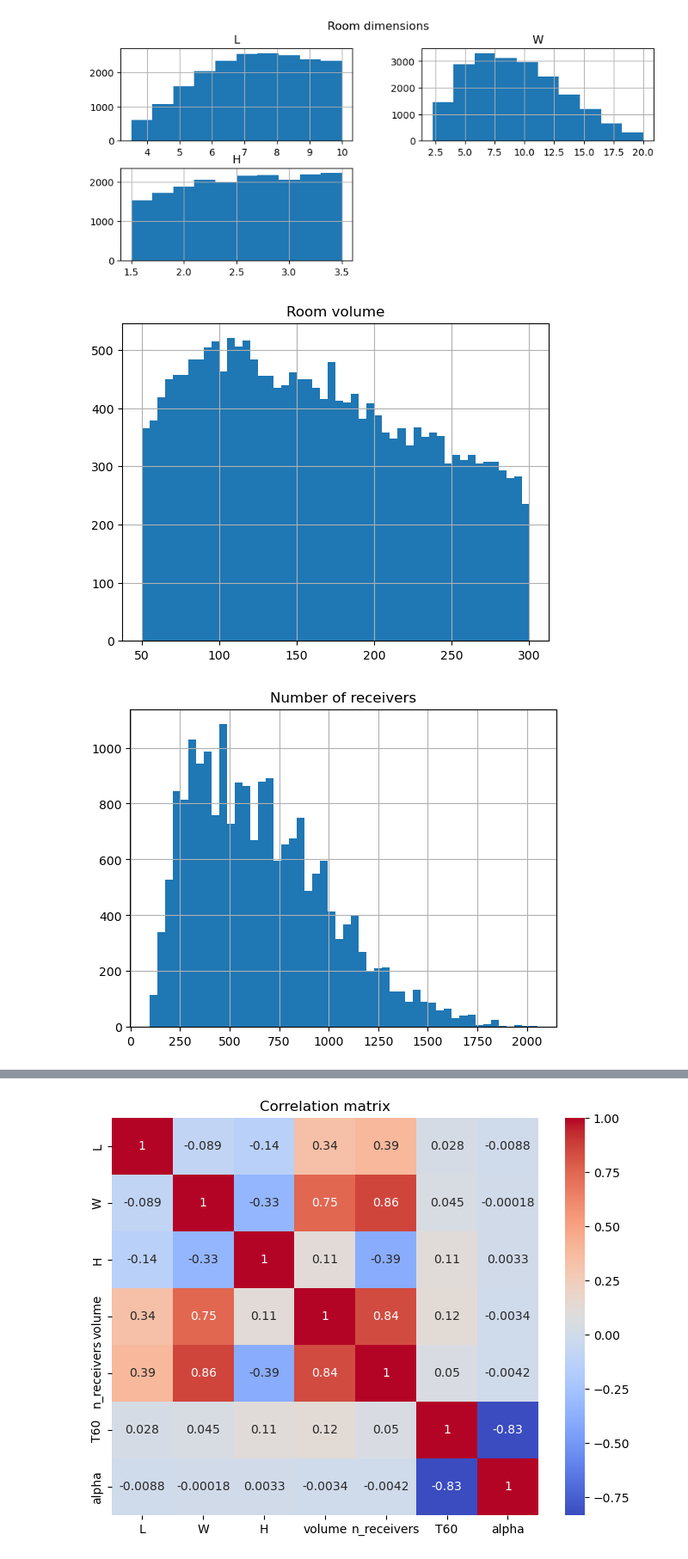
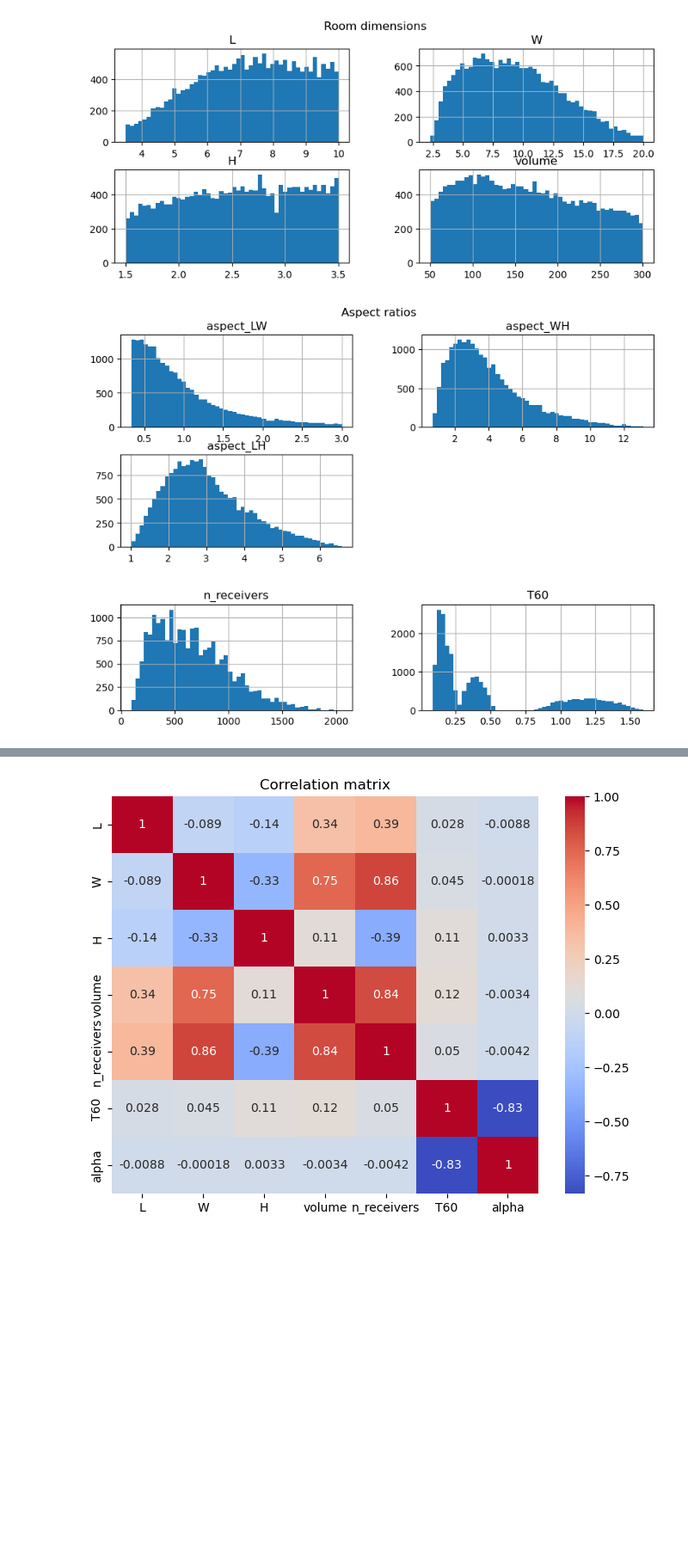
Before and after one commit to takenakabayashi/CEAIVS8-DEEP-SOUND-ZONES, a Jupyter notebook: PINN/EDA.ipynb, the cells around one changed output, grey strips where cells are left out. Shown at 86% size. Drawn from its saved outputs; the diff is of its cells as text; code cells hidden in the pictures; blank space fills up the shorter version.

```diff
--- a/PINN/EDA.ipynb
+++ b/PINN/EDA.ipynb
@@ -77,22 +67,22 @@ max        1.592000      0.900000
 # %%
-import matplotlib.pyplot as plt
-
-df[["L", "W", "H"]].hist(figsize=(10, 4))
+# ------- Room Dimensions and Volume -------
+df[["L", "W", "H", "volume"]].hist(figsize=(10, 4), bins=50)
 plt.suptitle("Room dimensions")
 plt.show()
 
-df["volume"].hist(bins=50)
-plt.title("Room volume")
+# ------- Room Aspect Ratio -------
+df["aspect_LW"] = df["L"] / df["W"]
+df["aspect_WH"] = df["W"] / df["H"]
+df["aspect_LH"] = df["L"] / df["H"]
+
+df[["aspect_LW", "aspect_WH", "aspect_LH"]].hist(bins=50, figsize=(10,4))
+plt.suptitle("Aspect ratios")
 plt.show()
 
-df["n_receivers"].hist(bins=50)
-plt.title("Number of receivers")
+# ------- Number of receivers and T60 Distribtuion -------
+df[["n_receivers", "T60"]].hist(figsize=(10, 2), bins=50)
 plt.show()
-
-df["T60"].hist(bins=50)
-plt.title("T60 distribution")
-plt.show()
 # %% [output]
-[figure, old version]
+[figure, new version]
-[figure, old version]
+[figure, new version]
-[figure, old version]
+[figure, new version]
```
Also changed, not shown: parts of 18 cells of this notebook, 1 other file.
